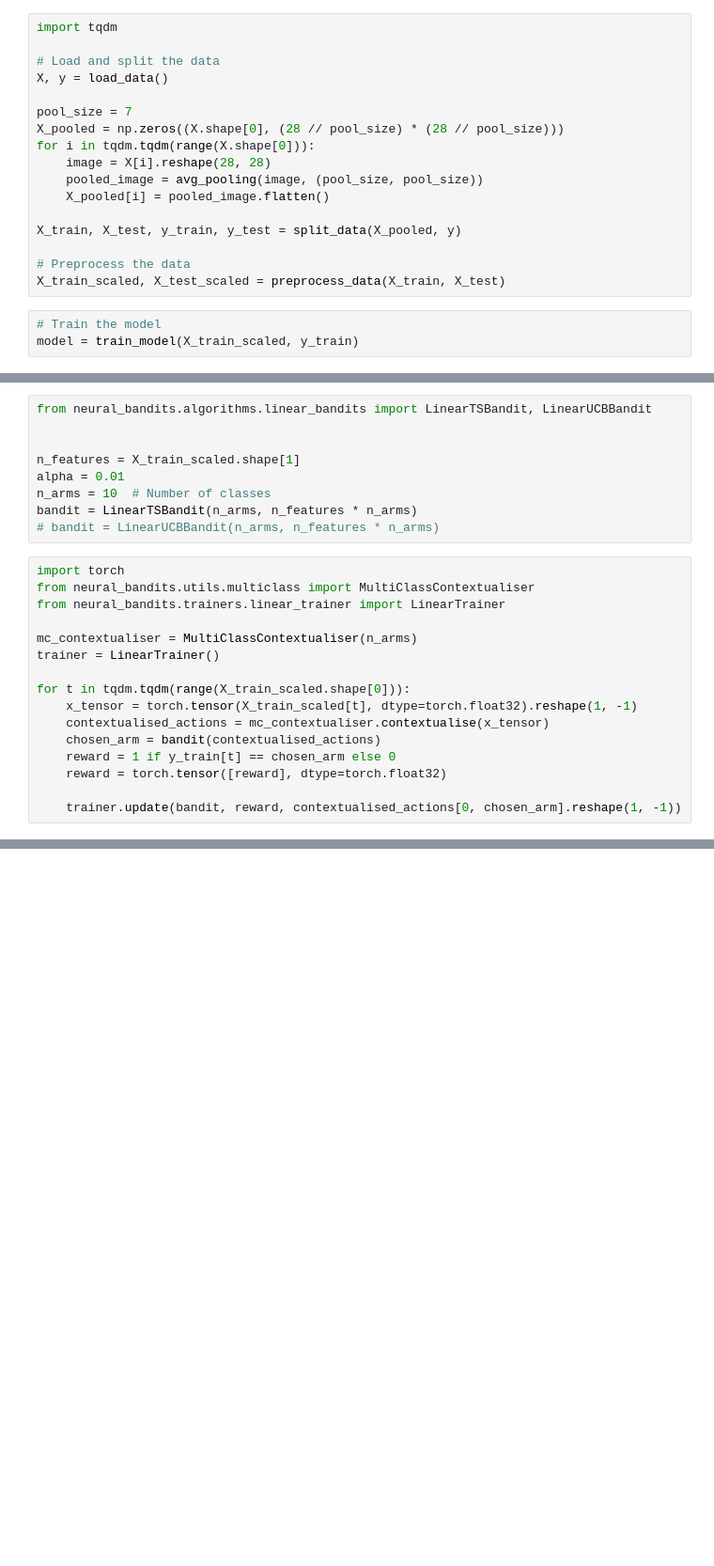
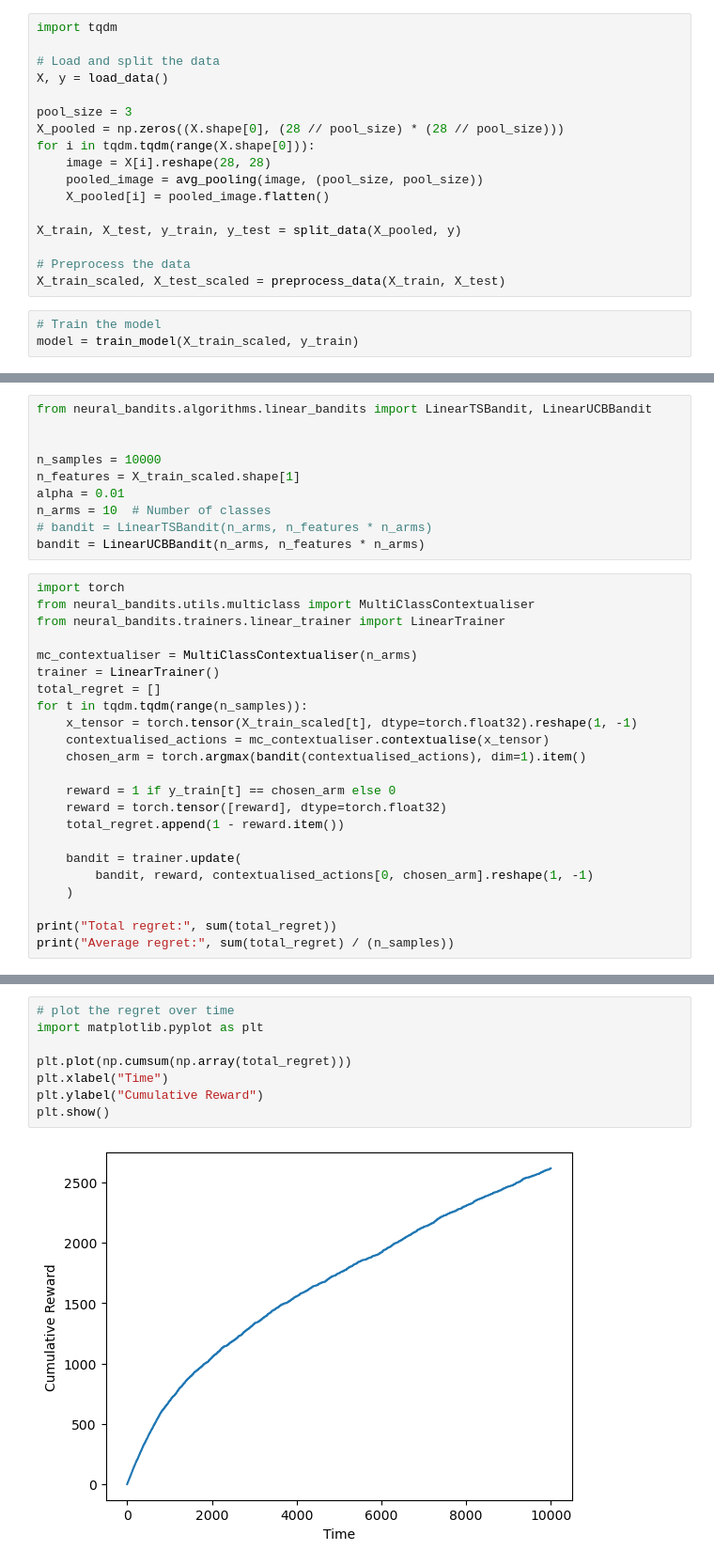
Before and after one commit to philippkolbe/calvera, a Jupyter notebook: examples/mnist/linucb.ipynb, the cells around one changed output, grey strips where cells are left out. Shown at 94% size. Saved outputs shown, nothing was run; the diff lists cells and outputs as text; blank space fills up the shorter version.

Commit message:
fix linear bandits and add regret to ipynb

```diff
--- a/examples/mnist/linucb.ipynb
+++ b/examples/mnist/linucb.ipynb
@@ -63,7 +63,7 @@ import tqdm
 # Load and split the data
 X, y = load_data()
 
-pool_size = 7
+pool_size = 3
 X_pooled = np.zeros((X.shape[0], (28 // pool_size) * (28 // pool_size)))
 for i in tqdm.tqdm(range(X.shape[0])):
     image = X[i].reshape(28, 28)
@@ -102,11 +102,12 @@ Classification Report:
 from neural_bandits.algorithms.linear_bandits import LinearTSBandit, LinearUCBBandit
 
 
+n_samples = 10000
 n_features = X_train_scaled.shape[1]
 alpha = 0.01
 n_arms = 10  # Number of classes
-bandit = LinearTSBandit(n_arms, n_features * n_arms)
-# bandit = LinearUCBBandit(n_arms, n_features * n_arms)
+# bandit = LinearTSBandit(n_arms, n_features * n_arms)
+bandit = LinearUCBBandit(n_arms, n_features * n_arms)
 # %%
 import torch
 from neural_bandits.utils.multiclass import MultiClassContextualiser
@@ -114,12 +115,19 @@ from neural_bandits.trainers.linear_trainer import LinearTrainer
 
 mc_contextualiser = MultiClassContextualiser(n_arms)
 trainer = LinearTrainer()
-
-for t in tqdm.tqdm(range(X_train_scaled.shape[0])):
+total_regret = []
+for t in tqdm.tqdm(range(n_samples)):
     x_tensor = torch.tensor(X_train_scaled[t], dtype=torch.float32).reshape(1, -1)
     contextualised_actions = mc_contextualiser.contextualise(x_tensor)
-    chosen_arm = bandit(contextualised_actions)
+    chosen_arm = torch.argmax(bandit(contextualised_actions), dim=1).item()
+
     reward = 1 if y_train[t] == chosen_arm else 0
     reward = torch.tensor([reward], dtype=torch.float32)
+    total_regret.append(1 - reward.item())
 
-    trainer.update(bandit, reward, contextualised_actions[0, chosen_arm].reshape(1, -1))
+    bandit = trainer.update(
+        bandit, reward, contextualised_actions[0, chosen_arm].reshape(1, -1)
+    )
+
+print("Total regret:", sum(total_regret))
+print("Average regret:", sum(total_regret) / (n_samples))
@@ -125,0 +137,10 @@ for t in tqdm.tqdm(range(X_train_scaled.shape[0])):
+# %%
+# plot the regret over time
+import matplotlib.pyplot as plt
+
+plt.plot(np.cumsum(np.array(total_regret)))
+plt.xlabel("Time")
+plt.ylabel("Cumulative Reward")
+plt.show()
+# %% [output]
+[figure, added]
```
Also changed, not shown: parts of 6 cells of this notebook, 1 other file.
